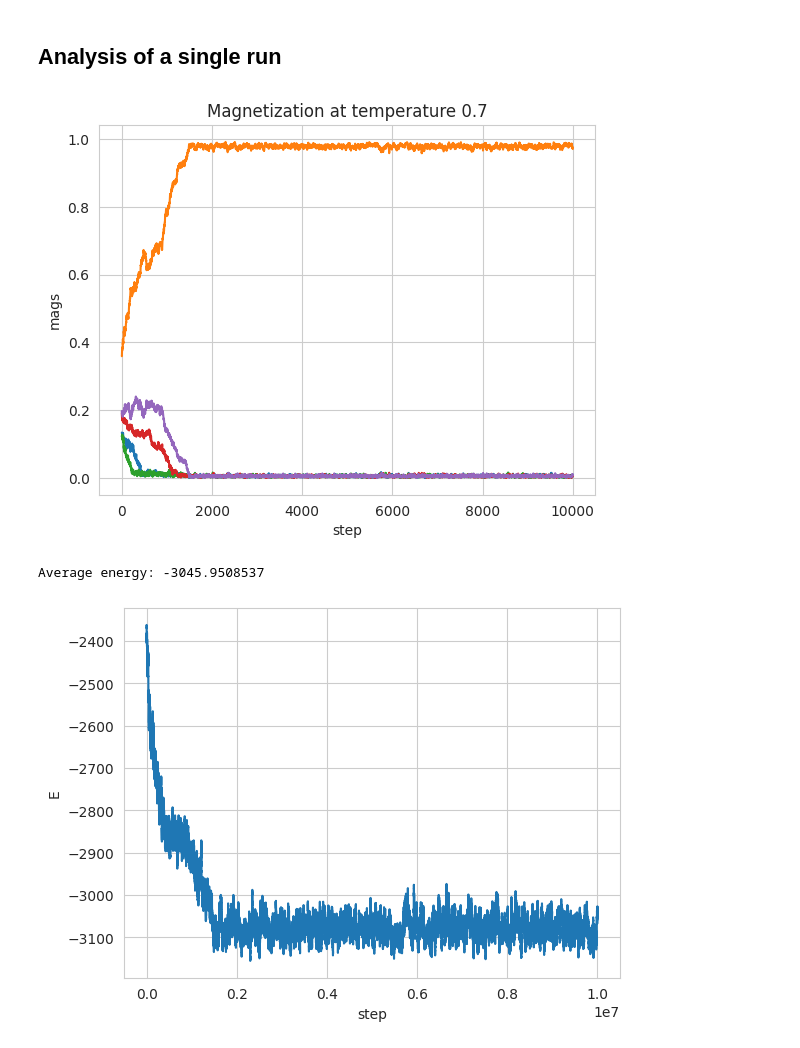
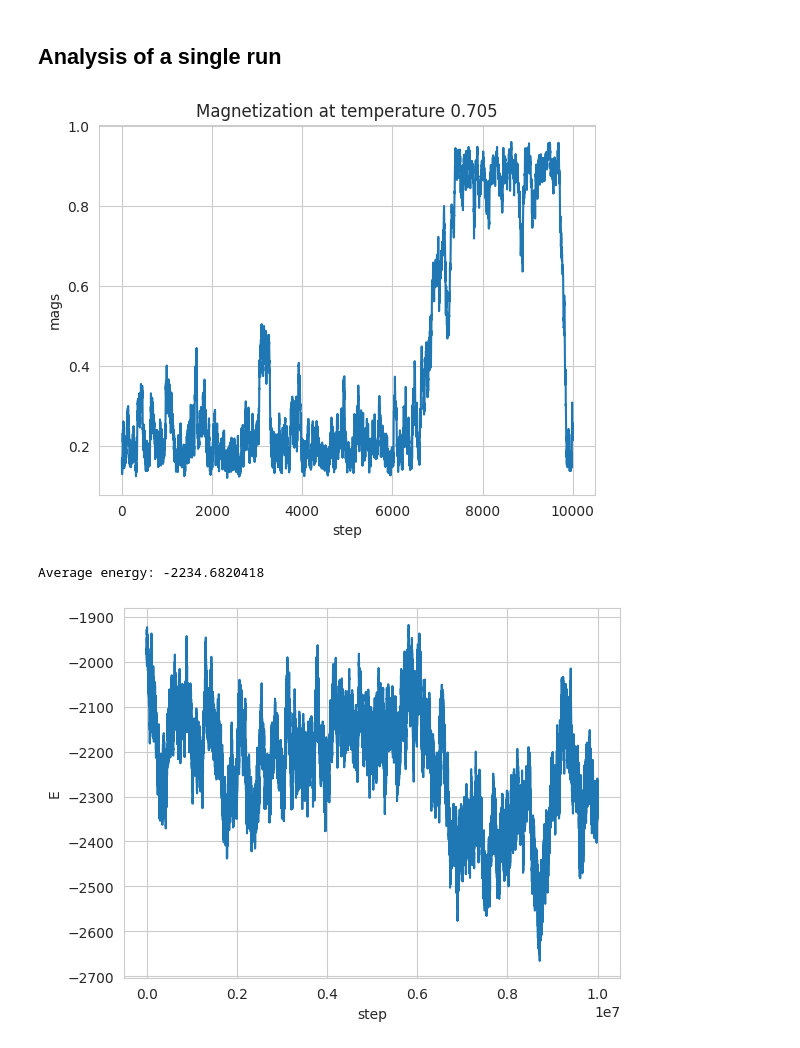
Before and after one commit to DarioFi/Potts-model-phase-transitions, a Jupyter notebook: Potts_ferromagnetic_dario.ipynb, the cells around one changed output. Cells and saved outputs as stored; diff of their text form; code cells hidden in the pictures.

```diff
--- a/Potts_ferromagnetic_dario.ipynb
+++ b/Potts_ferromagnetic_dario.ipynb
@@ -308,7 +278,10 @@ plt.show()
 # %% [markdown]
 ## Analysis of a single run
 # %%
-t = 0.7
+q = 10
+L = 20
+N = L ** 2
+t = 0.705
 avgs = []
 en_history = {}
 mag_history = {}
@@ -316,23 +289,27 @@ prob_history = {}
 n_accepted = {}
 
 # burnin = 5 * 10 ** 5
-burnin = 10 ** 5
+burnin = 3000
 nstep = 10 ** 7
 MCMC(L, q, t, nstep, burnin, J, keep_history=True)
 # %%
 # print magnetization evolution in time
 mag_history[t] = np.array(mag_history[t]).T
 
-for i in range(q):
-    plt.plot(mag_history[t][i] / N, label=i)
+# for i in range(q):
+#     plt.plot(mag_history[t][i] / N, label=i)
+
+max_mag = mag_history[t].max(axis=1) / N
+plt.plot(max_mag, label='max')
+
 plt.xlabel('step')
 plt.ylabel('mags')
 plt.title(f"Magnetization at temperature {t}")
 plt.show()
 # ci starebbe dire che qui il behaviour non è ancora caotico, a .91 L=40 vince una magnetizzazione anche se con tanto rumore.
 # a .92 invece è già quasi caotico (tende a vincere una m ma a tratti si flippano e cmq toccano il 66% di solito) q=4
 # %% [output]
-[figure, old version]
+[figure, new version]
 # %%
 window_size = 3000
 kernel = np.ones(window_size) / window_size
@@ -347,8 +324,8 @@ plt.ylabel("E")
 print(f'Average energy: {sum(en_history[t]) / len(en_history[t])}')
 plt.show()
 # %% [output]
-Average energy: -3045.9508537
+Average energy: -2234.6820418
-[figure, old version]
+[figure, new version]
 # %%
 # convolve acceptance probabilities with a kernel to improve visualization
 
```
Also changed, not shown: parts of 14 cells of this notebook, 1 other file.
